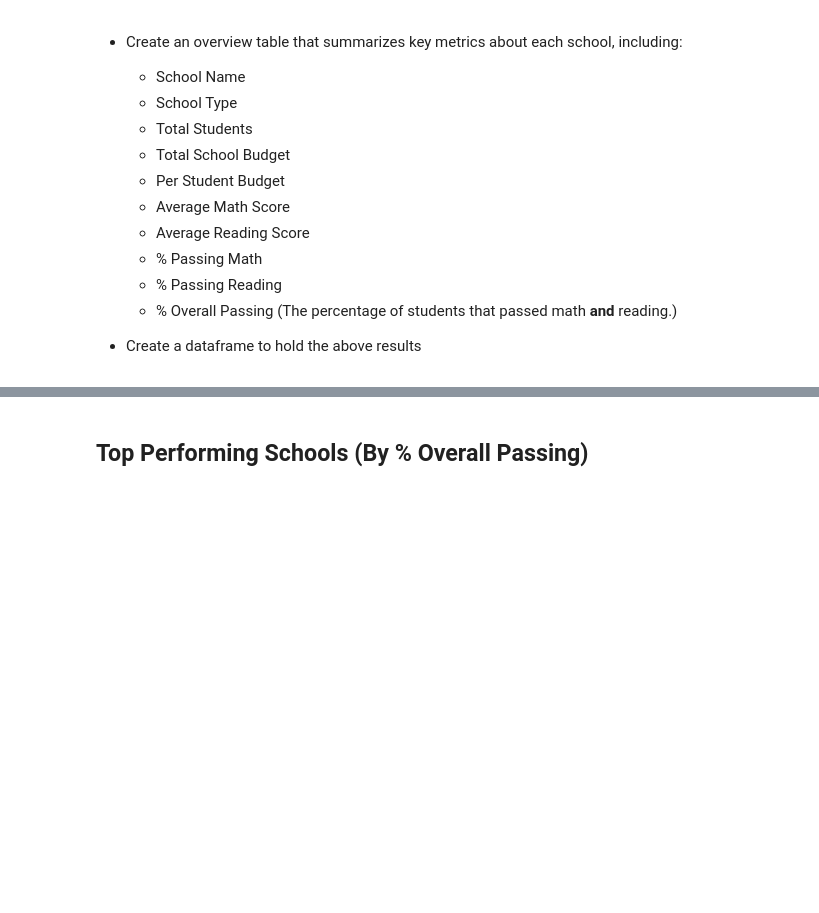
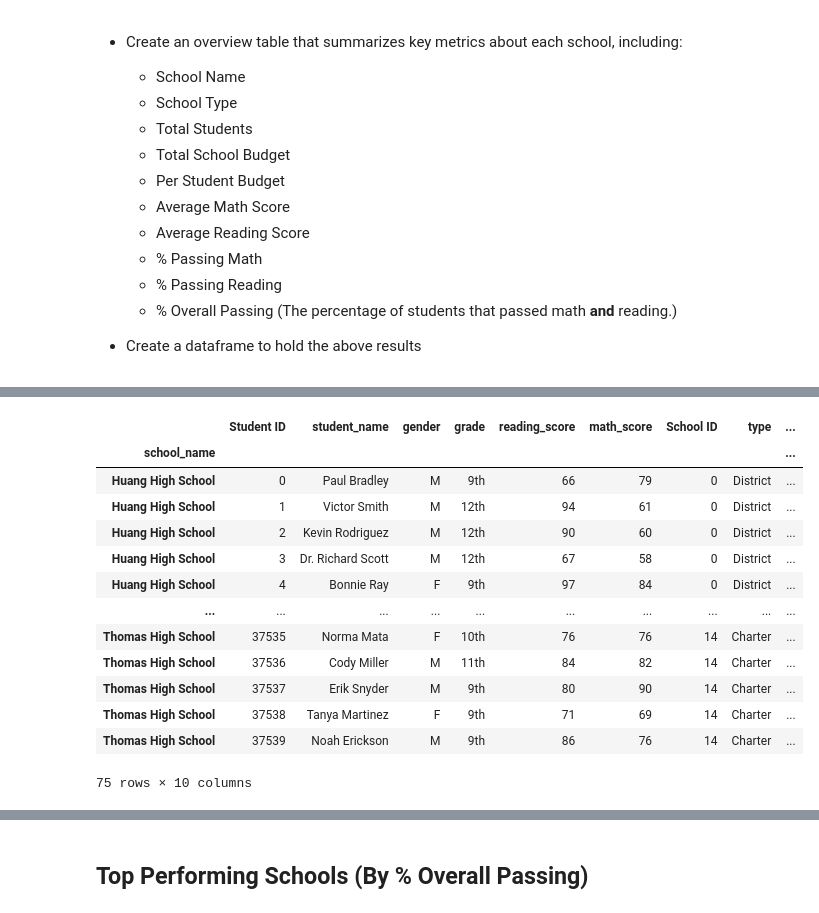
Before and after one commit to Ahmedabdullahi1/Pandas-Challenge, a Jupyter notebook: PyCitySchools.ipynb, the cells around one changed output, grey strips where cells are left out. Drawn from its saved outputs; the diff is of its cells as text; code cells hidden in the pictures; blank space fills up the shorter version.

```diff
--- a/PyCitySchools.ipynb
+++ b/PyCitySchools.ipynb
@@ -10,11 +10,11 @@ school_data_to_load = "Resources/schools_complete.csv"
 student_data_to_load = "Resources/students_complete.csv"
 
 # Read School and Student Data File and store into Pandas DataFrames
-school_data = pd.read_csv(school_data_to_load)
-student_data = pd.read_csv(student_data_to_load)
+school_data_df = pd.read_csv(school_data_to_load)
+student_data_df = pd.read_csv(student_data_to_load)
 
 # Combine the data into a single dataset.
-school_data_complete = pd.merge(student_data, school_data, how="left", on=["school_name", "school_name"])
+school_data_complete_df = pd.merge(student_data_df, school_data_df, how="left", on=["school_name", "school_name"])
 # %% [markdown]
 ## District Summary
 
@@ -111,0 +127,19 @@ avg_reading
+# %%
+#School Name
+school_name = school_data_complete_df.set_index('school_name').groupby(['school_name'])
+school_name.head()
+# %% [output]
+|  | Student ID | student_name | gender | grade | reading_score | math_score | School ID | type | ... |
+| school_name |  |  |  |  |  |  |  |  | ... |
+| Huang High School | 0 | Paul Bradley | M | 9th | 66 | 79 | 0 | District | ... |
+| Huang High School | 1 | Victor Smith | M | 12th | 94 | 61 | 0 | District | ... |
+| Huang High School | 2 | Kevin Rodriguez | M | 12th | 90 | 60 | 0 | District | ... |
+| Huang High School | 3 | Dr. Richard Scott | M | 12th | 67 | 58 | 0 | District | ... |
+| Huang High School | 4 | Bonnie Ray | F | 9th | 97 | 84 | 0 | District | ... |
+| ... | ... | ... | ... | ... | ... | ... | ... | ... | ... |
+| Thomas High School | 37535 | Norma Mata | F | 10th | 76 | 76 | 14 | Charter | ... |
+| Thomas High School | 37536 | Cody Miller | M | 11th | 84 | 82 | 14 | Charter | ... |
+| Thomas High School | 37537 | Erik Snyder | M | 9th | 80 | 90 | 14 | Charter | ... |
+| Thomas High School | 37538 | Tanya Martinez | F | 9th | 71 | 69 | 14 | Charter | ... |
+| Thomas High School | 37539 | Noah Erickson | M | 9th | 86 | 76 | 14 | Charter | ... |
+75 rows × 10 columns
```
Also changed, not shown: parts of 29 cells of this notebook, 2 other files.
